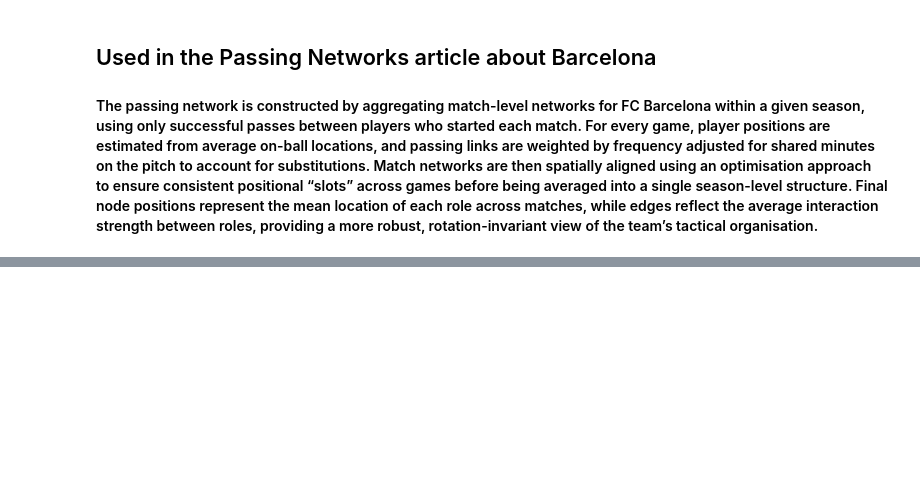
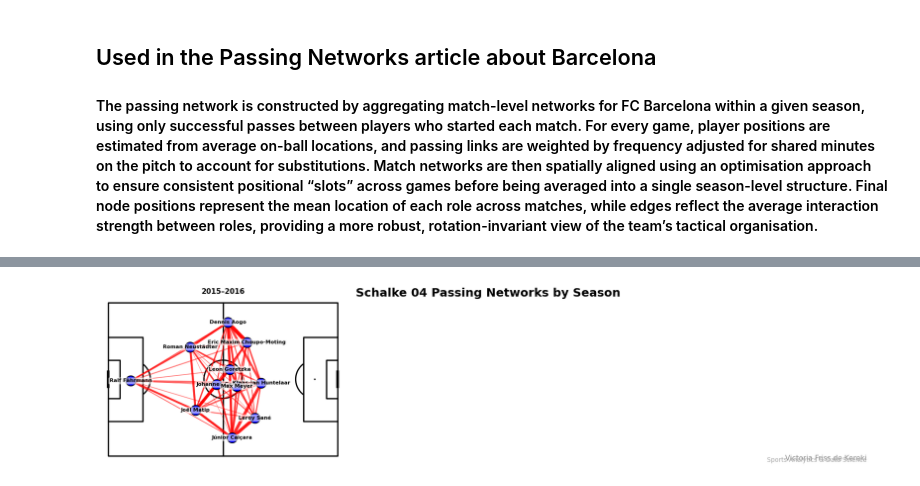
Before and after one commit to vickyfriss/Football-analytics, a Jupyter notebook: 202605 - 2 - How to build Passing Networks.ipynb, the cells around one changed output, grey strips where cells are left out. Cells and saved outputs as stored; diff of their text form; code cells hidden in the pictures; blank space fills up the shorter version.

```diff
--- a/202605 - 2 - How to build Passing Networks.ipynb
+++ b/202605 - 2 - How to build Passing Networks.ipynb
@@ -1335,7 +811,9 @@ if res:
 # %%
 plot_all_seasons_grid(
     passes,
     sb,
-    team="Barcelona",
+    team="Schalke 04",
     n_cols=3
 )
+# %% [output]
+[figure, added]
```
Also changed, not shown: parts of 17 cells of this notebook.
